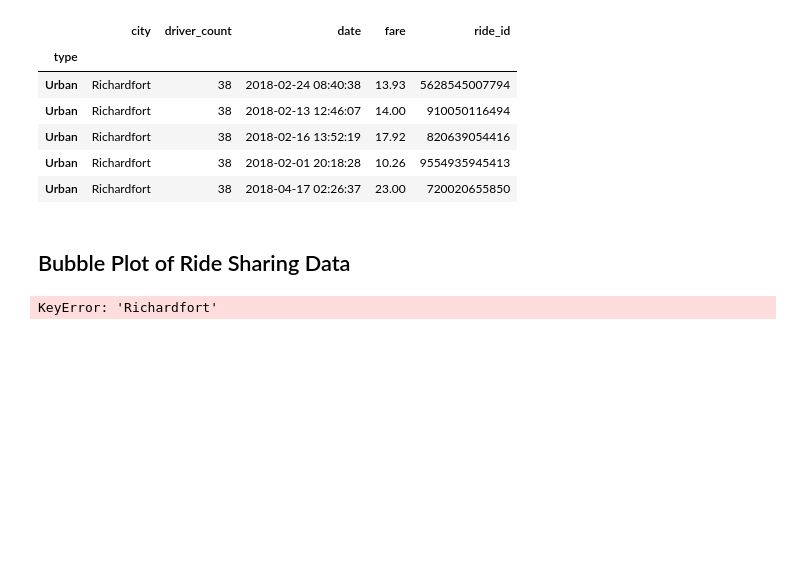
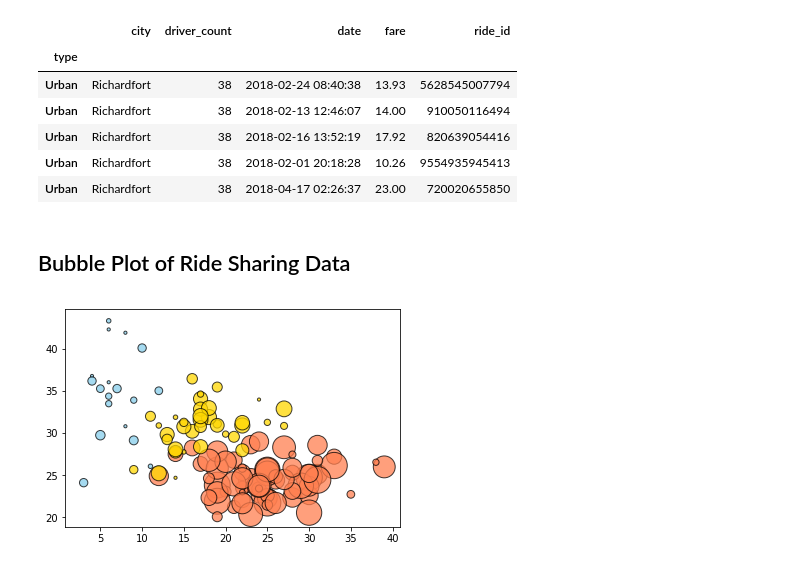
Before and after one commit to loaf96/ClassSubmissions, a Jupyter notebook: Homeworks/MatPlotlib/pyber_starter-Copy1.ipynb, the cells around one changed output. Saved outputs shown, nothing was run; the diff lists cells and outputs as text; code cells hidden in the pictures; blank space fills up the shorter version.

```diff
--- a/Homeworks/MatPlotlib/pyber_starter-Copy1.ipynb
+++ b/Homeworks/MatPlotlib/pyber_starter-Copy1.ipynb
@@ -34,32 +31,52 @@ nec_data.head()
 ## Bubble Plot of Ride Sharing Data
 # %%
 # Obtain the x and y coordinates for each of the three city types
+# individual datasets created for each type for easier munging
 urb_data = pd.DataFrame(nec_data.loc['Urban', ['city', 'driver_count', 'fare']]).reindex()
 sub_data = pd.DataFrame(nec_data.loc['Suburban', ['city', 'driver_count', 'fare']]).reindex()
 rur_data = pd.DataFrame(nec_data.loc['Rural', ['city', 'driver_count', 'fare']]).reindex()
 
+# function used to mung (idk if I am using that word correctly) data sets previously created
 def cln_cln(df):
     frsh = pd.unique(df['city'])
     so_frsh = []
     cln = df.set_index('city')
     for y in frsh:
         avg_f = cln.loc[y, 'fare']
         avg_f = round(avg_f.mean(), 2)
-        num_rids = cln[y].values_counts()
         num_dr = cln.loc[y, 'driver_count']
-        so_frsh.append({y: [avg_f, num_rds, num_dr]})
+        num_rids = num_dr.value_counts()
+        so_frsh.append({'city': y, 'Average Fare': avg_f, '# of Drivers': num_dr.values[0], '# of Rides': num_rids.values[0]})
         next
-    return so_cln
+    return so_frsh
 
-cln_cln(urb_data)
-# Build the scatter plots for each city types
+# use of function cln_cln
+frshcln_urb = pd.DataFrame(cln_cln(urb_data))
+frshcln_sub = pd.DataFrame(cln_cln(sub_data))
+frshcln_rur = pd.DataFrame(cln_cln(rur_data))
+# Build the scatter plots for each city types with use of a function
+def scat_dat(df, fc):
+    if fc == 0:
+        fc = 'coral'
+    elif fc == 1:
+        fc = 'gold'
+    else:
+        fc = 'skyblue'
+    # creation of scatter plot with necessary characteristics, I also scaled the size of the points by
+    # a multiple of 10 for greater ease of interpretation
+    scat_it = plt.scatter(df['# of Rides'], df['Average Fare'],
+                          s= df['# of Drivers']*10, facecolors= fc, edgecolors='black', alpha= 0.75)
+    return scat_it
 
-# Incorporate the other graph properties
+
+# uses function scat_dat and displays the scatterplots overlapping one another
+all_dat = plt.show([scat_dat(frshcln_urb, 0), (scat_dat(frshcln_sub, 1)), (scat_dat(frshcln_rur, 2))])
+all_dat
 
 # Create a legend
 
 # Incorporate a text label regarding circle size
 
 # Save Figure
 # %% [output]
-KeyError: 'Richardfort'
+[figure, added]
```
Also changed, not shown: parts of 1 cell of this notebook.
